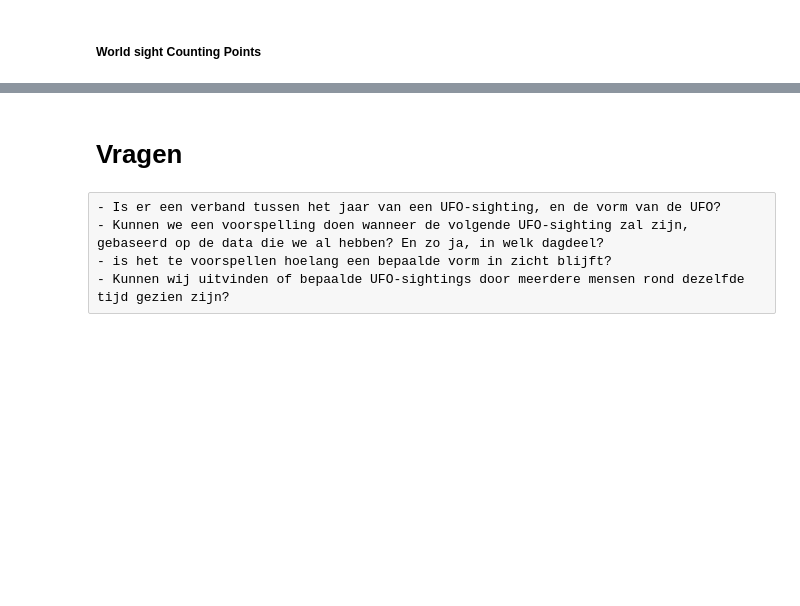
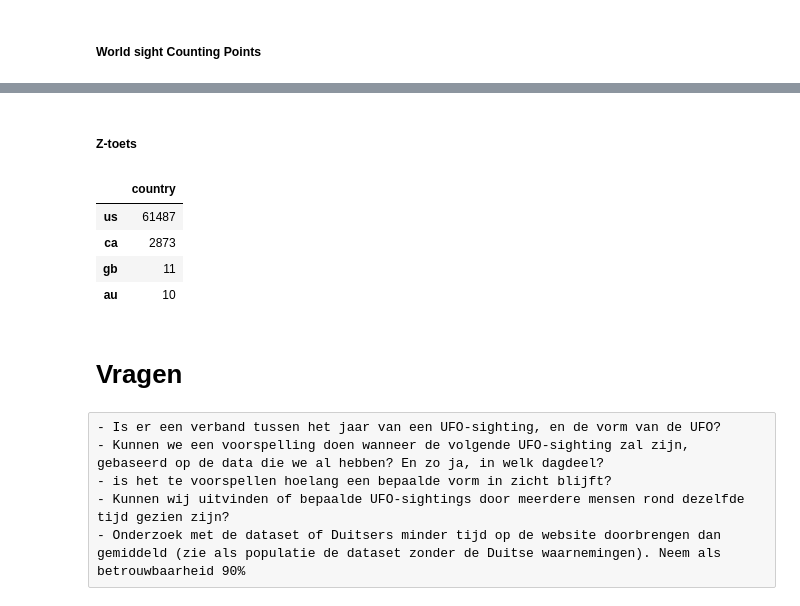
Before and after one commit to GameModes/CasusOpdrachtPG3, a Jupyter notebook: ufo_cm.ipynb, the cells around one changed output, grey strips where cells are left out. Drawn from its saved outputs; the diff is of its cells as text; code cells hidden in the pictures; blank space fills up the shorter version.

```diff
--- a/ufo_cm.ipynb
+++ b/ufo_cm.ipynb
@@ -254,3 +398,20 @@ gdf.plot(ax=base, marker='*', color='red', markersize=0.1);
+# %% [markdown]
+#####  Z-toets<a class="anchor" id="z_toets"></a>
+# %%
+
+international_visit = ufo_data[['country', 'visit (seconds)']]
+international_visit
+international_visit_no_DE = international_visit[international_visit.country == 'de']
+international_visit_no_DE
+# international_visit.groupby(by=["country"], dropna=False).head()
+total_occurences = pd.DataFrame(international_visit['country'].value_counts())
+total_occurences
+# %% [output]
+|  | country |
+| us | 61487 |
+| ca | 2873 |
+| gb | 11 |
+| au | 10 |
 # %% [markdown]
 # Vragen <a class="anchor" id="vragen"></a>
 # %% [raw]
@@ -258,3 +419,4 @@ gdf.plot(ax=base, marker='*', color='red', markersize=0.1);
 - Kunnen we een voorspelling doen wanneer de volgende UFO-sighting zal zijn, gebaseerd op de data die we al hebben? En zo ja, in welk dagdeel?
 - is het te voorspellen hoelang een bepaalde vorm in zicht blijft?
 - Kunnen wij uitvinden of bepaalde UFO-sightings door meerdere mensen rond dezelfde tijd gezien zijn?
+- Onderzoek met de dataset of Duitsers minder tijd op de website doorbrengen dan gemiddeld (zie als populatie de dataset zonder de Duitse waarnemingen). Neem als betrouwbaarheid 90%
```
Also changed, not shown: parts of 6 cells of this notebook.
